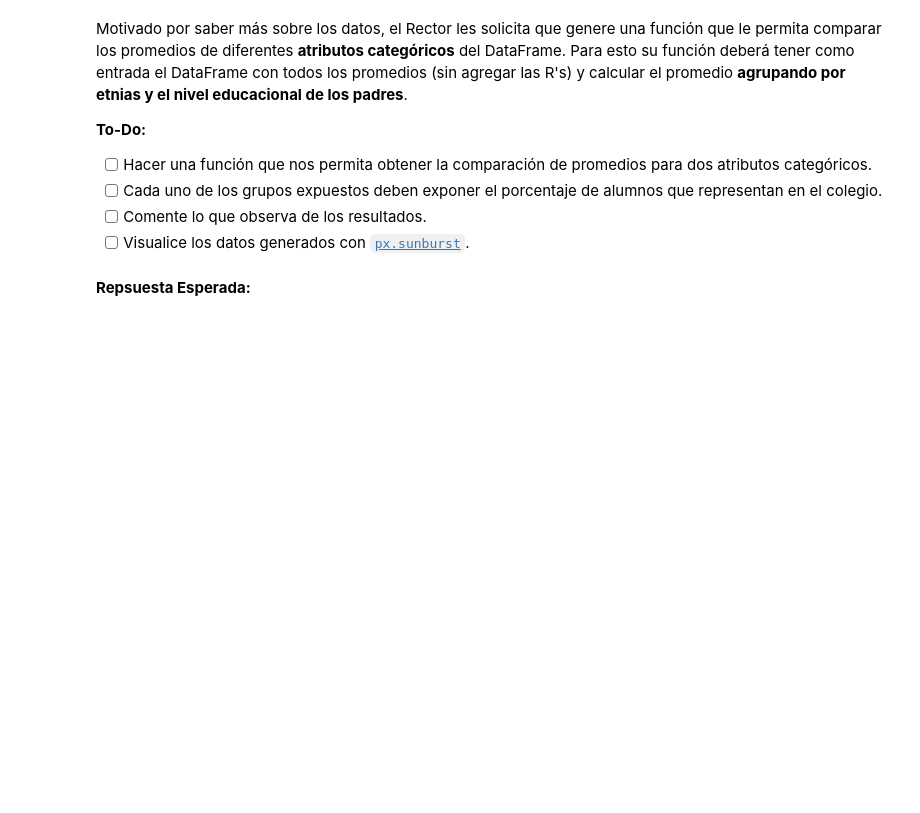
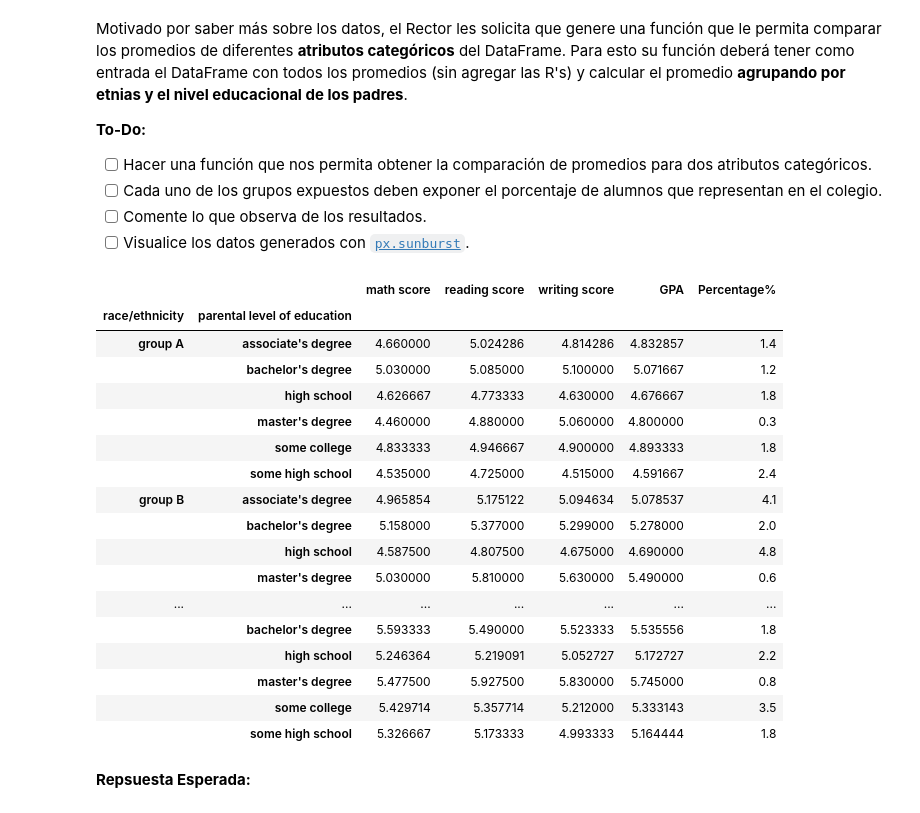
Before and after one commit to Johnny952/labDataScience, a Jupyter notebook: lab2/Laboratoriov2.ipynb, the cells around one changed output. Drawn from its saved outputs; the diff is of its cells as text; code cells hidden in the pictures; blank space fills up the shorter version.

```diff
--- a/lab2/Laboratoriov2.ipynb
+++ b/lab2/Laboratoriov2.ipynb
@@ -313,11 +313,8 @@ Cree una función que permita obtener dos Dataframes, el primero debe poseer sol
 - [ ] Reemplaze todos los GPA reprobados con una **R**.
 # %%
 def reprobados(df_grades):
-    reprobados=df_grades[df_grades['Grade Point Average - GPA']<4]['names']
-    copia=df_grades['Grade Point Average - GPA'].copy()
-    df_grades['Grade Point Average - GPA']=df_grades['Grade Point Average - GPA'].astype(str)
-
-    df_grades.loc[copia<4][['Grade Point Average - GPA']]='R'
+    reprobados=df_grades[df_grades['GPA']<4]['names']
+    df_grades.loc[reprobados.index,'GPA']='R'
     return df_grades,reprobados
 # %%
 df_grades2,reprobados=reprobados(df_grades2)
@@ -365,3 +348,31 @@ Motivado por saber más sobre los datos, el Rector les solicita que genere una f
+# %%
+def promedios_agrupados(df_grades):
+    p=df_grades.groupby(['race/ethnicity','parental level of education'])['race/ethnicity'].count()/10
+    f=df_grades.groupby(['race/ethnicity','parental level of education']).mean()
+    a=pd.concat([f,p],axis=1)
+    a.rename(columns={'race/ethnicity': 'Percentage%'},inplace=True)
+    display(a)
+# %%
+promedios_agrupados(df_grades2)
+# %% [output]
+|  |  | math score | reading score | writing score | GPA | Percentage% |
+| race/ethnicity | parental level of education |  |  |  |  |  |
+| group A | associate's degree | 4.660000 | 5.024286 | 4.814286 | 4.832857 | 1.4 |
+|  | bachelor's degree | 5.030000 | 5.085000 | 5.100000 | 5.071667 | 1.2 |
+|  | high school | 4.626667 | 4.773333 | 4.630000 | 4.676667 | 1.8 |
+|  | master's degree | 4.460000 | 4.880000 | 5.060000 | 4.800000 | 0.3 |
+|  | some college | 4.833333 | 4.946667 | 4.900000 | 4.893333 | 1.8 |
+|  | some high school | 4.535000 | 4.725000 | 4.515000 | 4.591667 | 2.4 |
+| group B | associate's degree | 4.965854 | 5.175122 | 5.094634 | 5.078537 | 4.1 |
+|  | bachelor's degree | 5.158000 | 5.377000 | 5.299000 | 5.278000 | 2.0 |
+|  | high school | 4.587500 | 4.807500 | 4.675000 | 4.690000 | 4.8 |
+|  | master's degree | 5.030000 | 5.810000 | 5.630000 | 5.490000 | 0.6 |
+| ... | ... | ... | ... | ... | ... | ... |
+|  | bachelor's degree | 5.593333 | 5.490000 | 5.523333 | 5.535556 | 1.8 |
+|  | high school | 5.246364 | 5.219091 | 5.052727 | 5.172727 | 2.2 |
+|  | master's degree | 5.477500 | 5.927500 | 5.830000 | 5.745000 | 0.8 |
+|  | some college | 5.429714 | 5.357714 | 5.212000 | 5.333143 | 3.5 |
+|  | some high school | 5.326667 | 5.173333 | 4.993333 | 5.164444 | 1.8 |
 # %% [markdown]
 **Repsuesta Esperada:**
 # %% [markdown]
```
Also changed, not shown: parts of 5 cells of this notebook.
